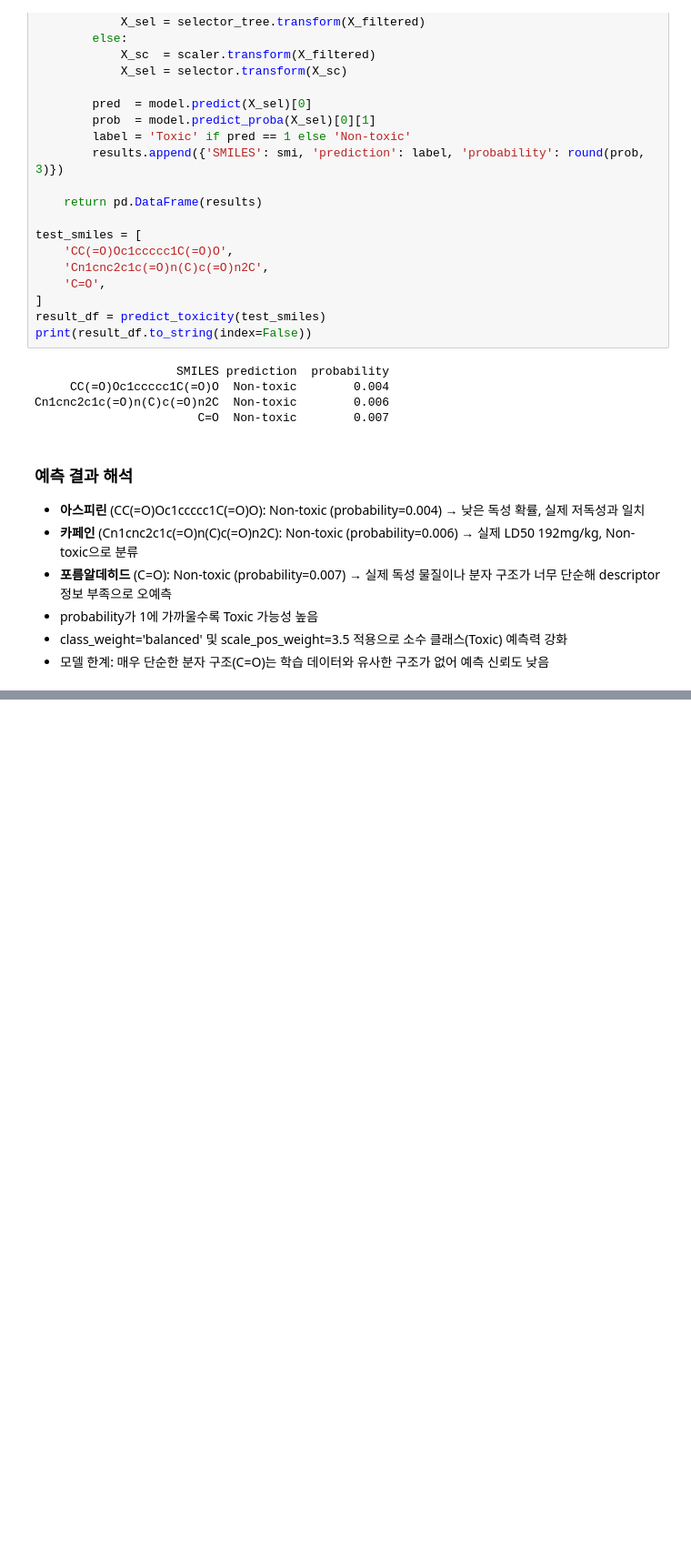
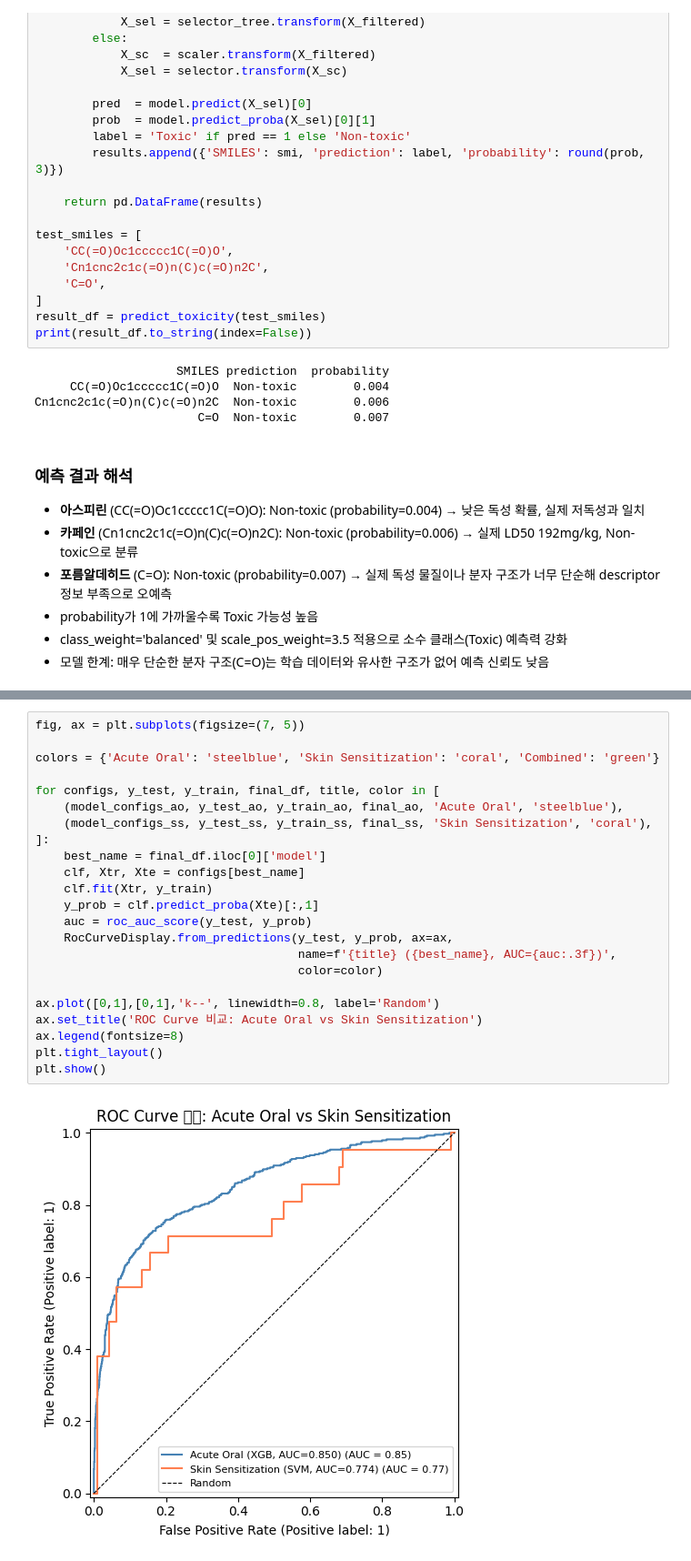
Before and after one commit to yunseong-cho-git/ML_2026, a Jupyter notebook: 머신러닝_20230085_조윤성_template2_ml_model_pipeline.ipynb, the cells around one changed output, grey strips where cells are left out. Shown at 91% size. Saved outputs shown, nothing was run; the diff lists cells and outputs as text; blank space fills up the shorter version.

```diff
--- a/머신러닝_20230085_조윤성_template2_ml_model_pipeline.ipynb
+++ b/머신러닝_20230085_조윤성_template2_ml_model_pipeline.ipynb
@@ -732,0 +1164,25 @@ Cn1cnc2c1c(=O)n(C)c(=O)n2C  Non-toxic        0.006
+# %%
+fig, ax = plt.subplots(figsize=(7, 5))
+
+colors = {'Acute Oral': 'steelblue', 'Skin Sensitization': 'coral', 'Combined': 'green'}
+
+for configs, y_test, y_train, final_df, title, color in [
+    (model_configs_ao, y_test_ao, y_train_ao, final_ao, 'Acute Oral', 'steelblue'),
+    (model_configs_ss, y_test_ss, y_train_ss, final_ss, 'Skin Sensitization', 'coral'),
+]:
+    best_name = final_df.iloc[0]['model']
+    clf, Xtr, Xte = configs[best_name]
+    clf.fit(Xtr, y_train)
+    y_prob = clf.predict_proba(Xte)[:,1]
+    auc = roc_auc_score(y_test, y_prob)
+    RocCurveDisplay.from_predictions(y_test, y_prob, ax=ax,
+                                     name=f'{title} ({best_name}, AUC={auc:.3f})',
+                                     color=color)
+
+ax.plot([0,1],[0,1],'k--', linewidth=0.8, label='Random')
+ax.set_title('ROC Curve 비교: Acute Oral vs Skin Sensitization')
+ax.legend(fontsize=8)
+plt.tight_layout()
+plt.show()
+# %% [output]
+[figure, added]
```
Also changed, not shown: parts of 18 cells of this notebook, 4 other files.
